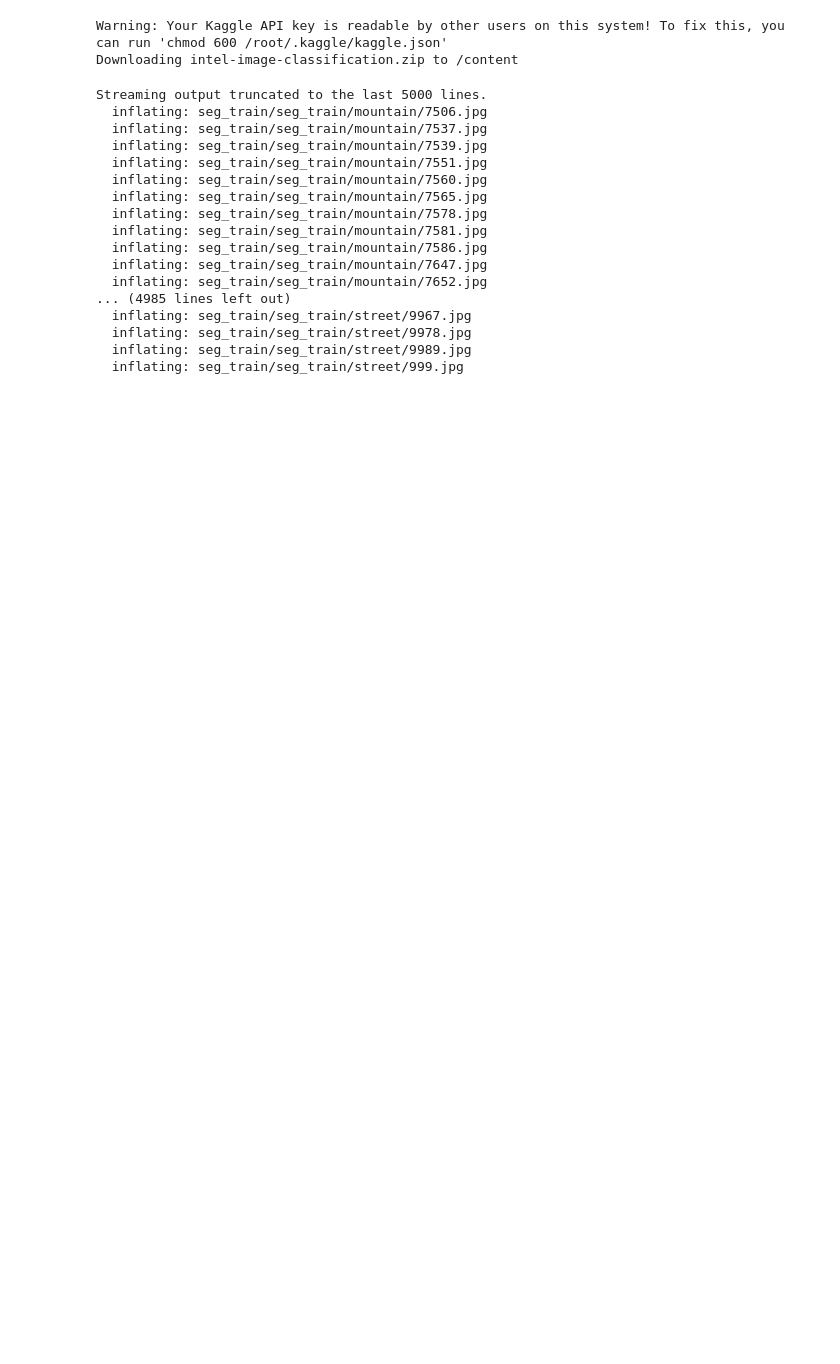
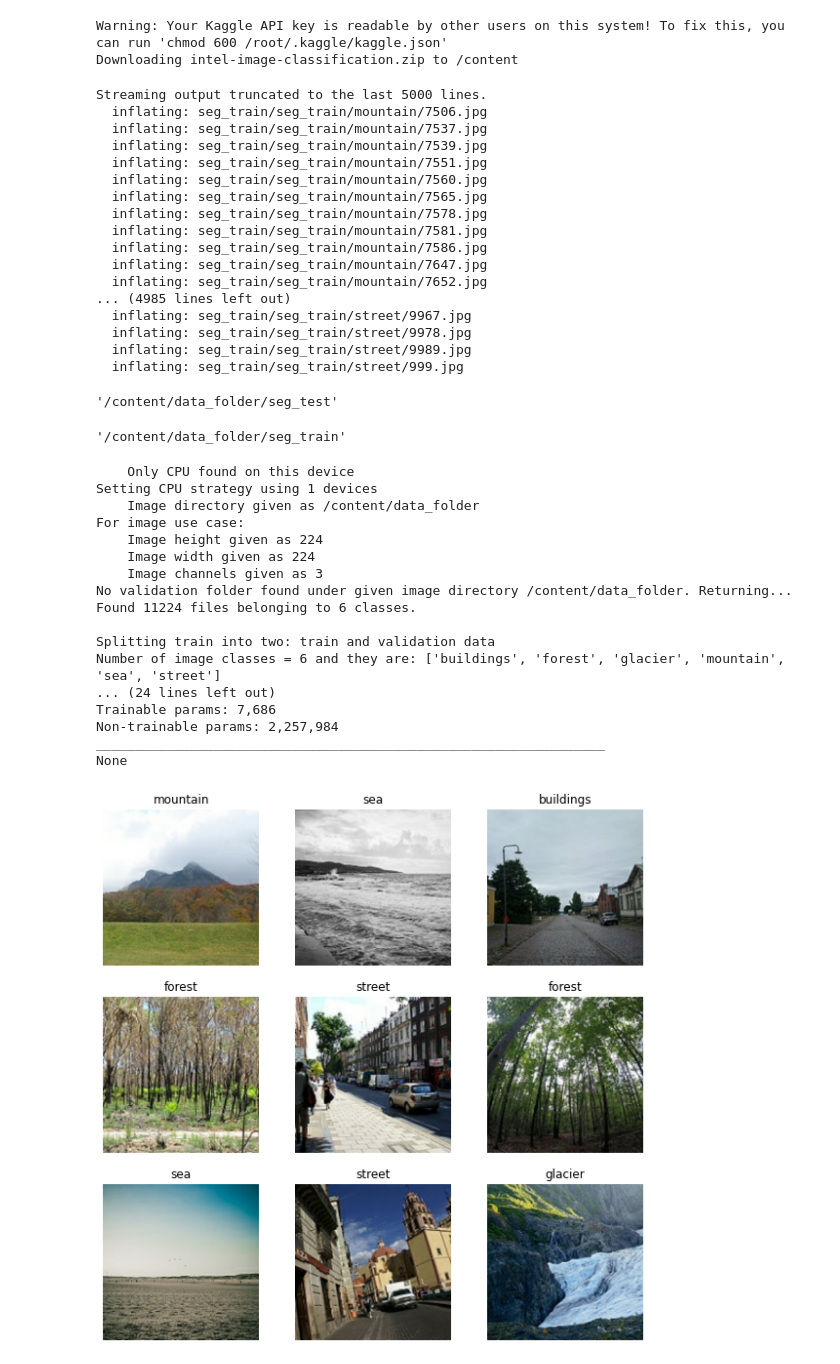
Before and after one commit to KumudaBG/CMPE-297-Special-Topics-Assignments, a Jupyter notebook: Assignment4/image_task_autoviml.ipynb, the cells around one changed output. Cells and saved outputs as stored; diff of their text form; code cells hidden in the pictures; blank space fills up the shorter version.

```diff
--- a/Assignment4/image_task_autoviml.ipynb
+++ b/Assignment4/image_task_autoviml.ipynb
@@ -92,3 +95,11 @@ import tensorflow as tf
+# %%
+shutil.move("/content/seg_test/seg_test/","/content/data_folder")
+# %% [output]
+'/content/data_folder/seg_test'
+# %%
+shutil.move("/content/seg_train/seg_train/","/content/data_folder")
+# %% [output]
+'/content/data_folder/seg_train'
 # %%
 BATCHSIZE = 256
 CLASSES = 10
@@ -99,6 +110,8 @@ img_height = 224
 img_width = 224
 img_channels = 3
 # %%
-image_dir='/content/seg_train'
-test_image_dir='/content/seg_test'
+image_dir='/content/data_folder'
+test_image_dir='/content/data_folder/seg_test/'
+train_image_dir='/content/data_folder/seg_train/'
+target ='image'
 # %%
@@ -111,6 +125,25 @@ model_options = {'tuner':"optuna", "max_trials":2, 'cat_feat_cross_flag':True,
 #### You always need 15 max_trials to get something decent #####
 # %%
 model, dicti = deepauto.fit("", target, keras_model_type=keras_model_type,
-                            project_name='beans',
+                            project_name='image_classification',
                  save_model_flag=False, model_options=model_options,model_use_case='',
                             keras_options=keras_options, use_my_model='', verbose=0)
+# %% [output]
+    Only CPU found on this device
+Setting CPU strategy using 1 devices
+    Image directory given as /content/data_folder
+For image use case:
+    Image height given as 224
+    Image width given as 224
+    Image channels given as 3
+No validation folder found under given image directory /content/data_folder. Returning...
+Found 11224 files belonging to 6 classes.
+
+Splitting train into two: train and validation data
+Number of image classes = 6 and they are: ['buildings', 'forest', 'glacier', 'mountain', 'sea', 'street']
+... (24 lines left out)
+Trainable params: 7,686
+Non-trainable params: 2,257,984
+_________________________________________________________________
+None
+[figure, added]
```
Also changed, not shown: parts of 8 cells of this notebook.
